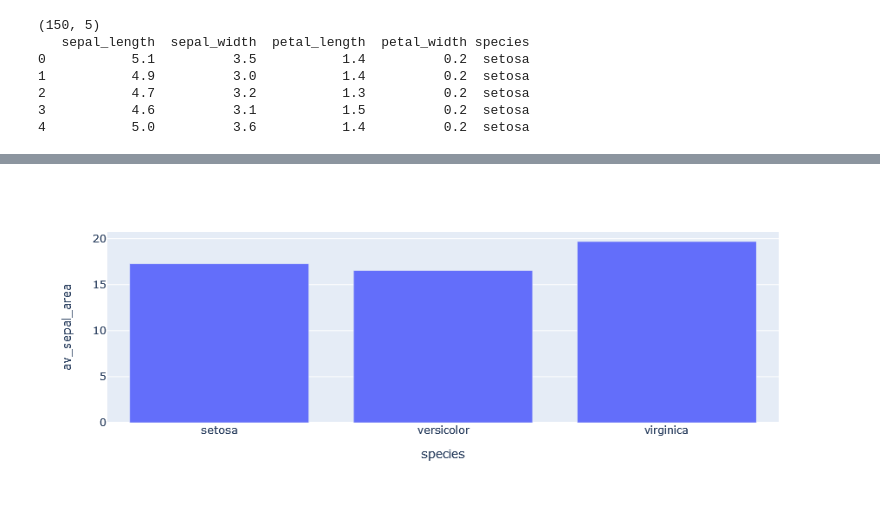
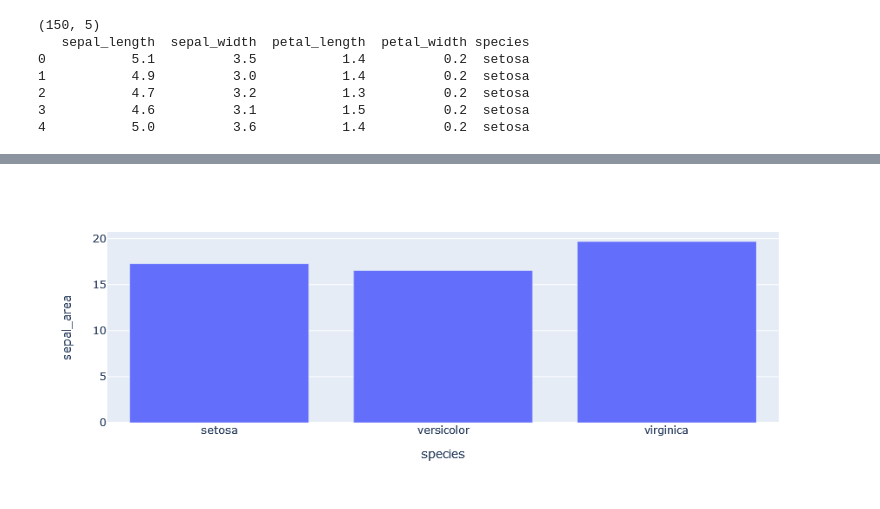
Before and after one commit to devincornell/devincornell.github.io, a Jupyter notebook: example_code/zen_of_data_science/zods2_dataframes.ipynb, the cells around one changed output, grey strips where cells are left out. Cells and saved outputs as stored; diff of their text form; code cells hidden in the pictures.

```diff
--- a/example_code/zen_of_data_science/zods2_dataframes.ipynb
+++ b/example_code/zen_of_data_science/zods2_dataframes.ipynb
@@ -18,30 +18,27 @@ print(iris_df.head())
 # %%
 def calc_iris_area(iris_df: pd.DataFrame) -> pd.DataFrame:
     '''Multiplies length and width of sepal and petals of each iris.'''
     return pd.DataFrame({
         'sepal_area': iris_df['sepal_length'] * iris_df['sepal_width'],
         'petal_area': iris_df['petal_length'] * iris_df['petal_width'],
         'species': iris_df['species'],
     })
 
 def av_area_by_species(area_df: pd.DataFrame) -> pd.DataFrame:
     '''Average iris areas by species.'''
-    return area_df.groupby('species').agg(
-        av_sepal_area = pd.NamedAgg(column='sepal_area', aggfunc='mean'),
-        av_petal_area = pd.NamedAgg(column='petal_area', aggfunc='mean'),
-    ).reset_index(inplace=False, drop=False)
+    return area_df.groupby('species').mean().reset_index(inplace=False, drop=False)
 
 import plotly.express as px
 def plot_sepal_area(areas_by_species: pd.DataFrame) -> pd.DataFrame:
     '''Plot average sepal area by species.'''
-    return px.bar(areas_by_species, x='species', y='av_sepal_area')
+    return px.bar(areas_by_species, x='species', y='sepal_area')
 
 areas = calc_iris_area(iris_df)
 area_by_species = av_area_by_species(areas)
 plot_sepal_area(area_by_species)
 # %% [output]
 [interactive output not drawn]
-[figure, old version]
+[figure, new version]
 # %%
 import dataclasses
 
```
Also changed, not shown: parts of 6 cells of this notebook, 2 other files.
